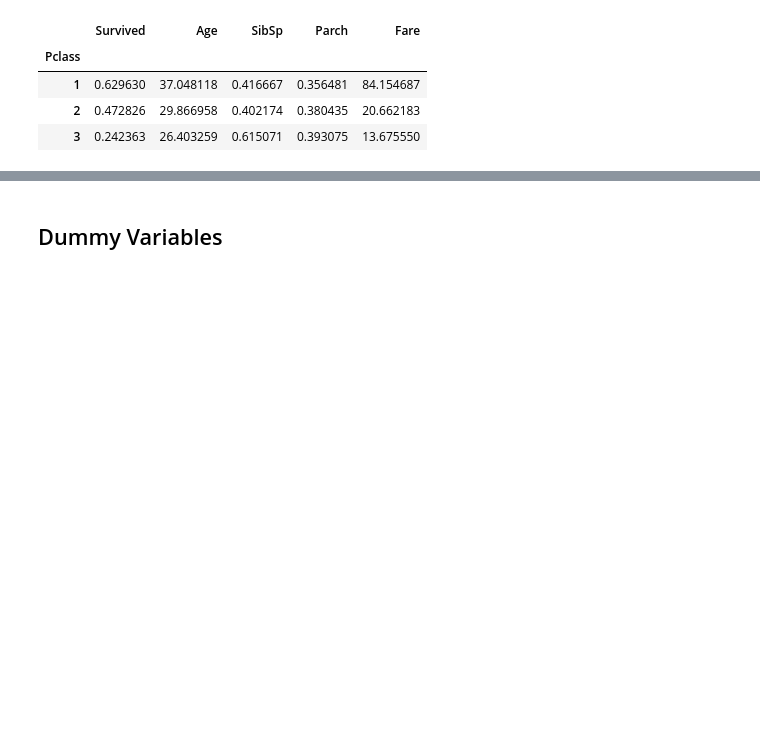
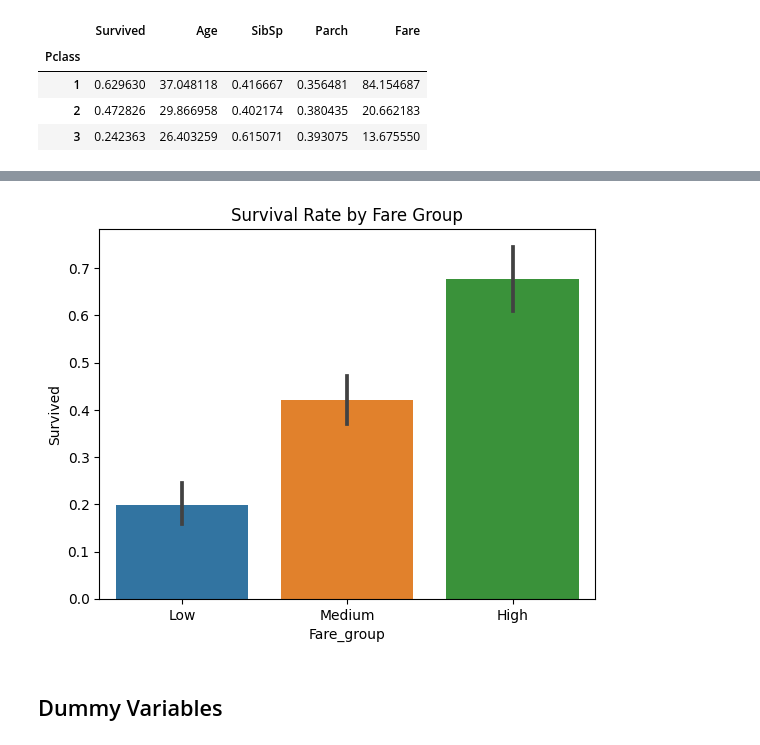
Before and after one commit to howiess/Competition, a Jupyter notebook: titanic.ipynb, the cells around one changed output, grey strips where cells are left out. Cells and saved outputs as stored; diff of their text form; code cells hidden in the pictures; blank space fills up the shorter version.

```diff
--- a/titanic.ipynb
+++ b/titanic.ipynb
@@ -100,2 +163,8 @@ df_test.drop('Fare', axis=1, inplace=True)
+# %%
+sns.barplot(x='Fare_group', y='Survived', data=df_train)
+plt.title('Survival Rate by Fare Group')
+plt.show()
+# %% [output]
+[figure, added]
 # %% [markdown]
 ## Dummy Variables
```
Also changed, not shown: parts of 34 cells of this notebook.
